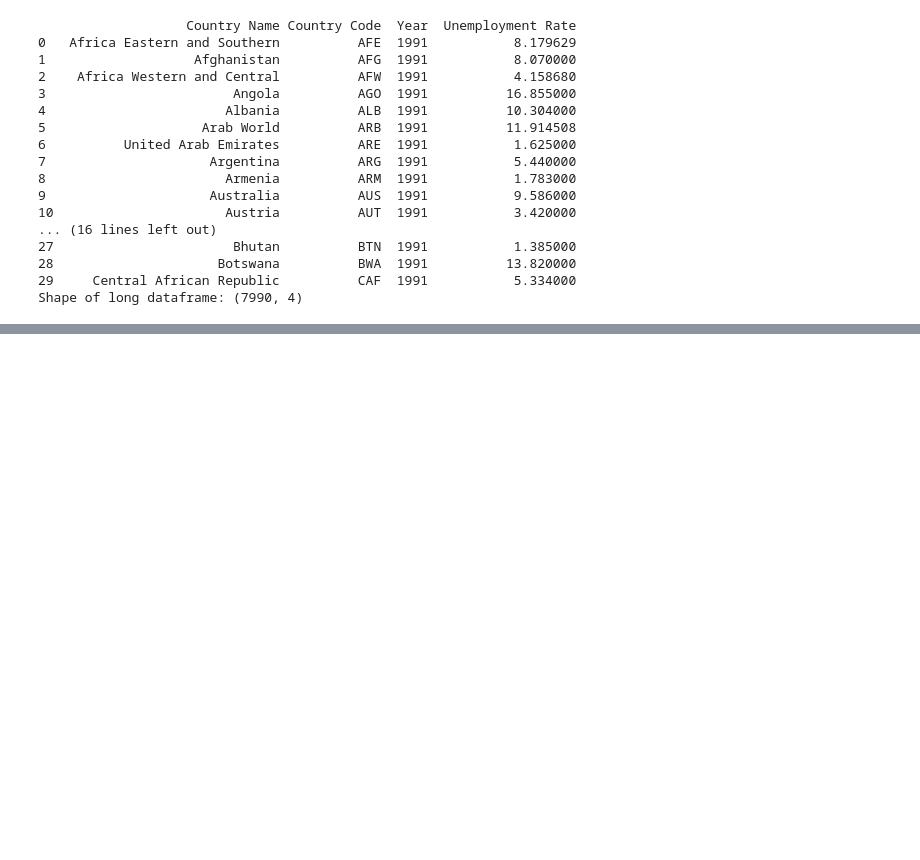
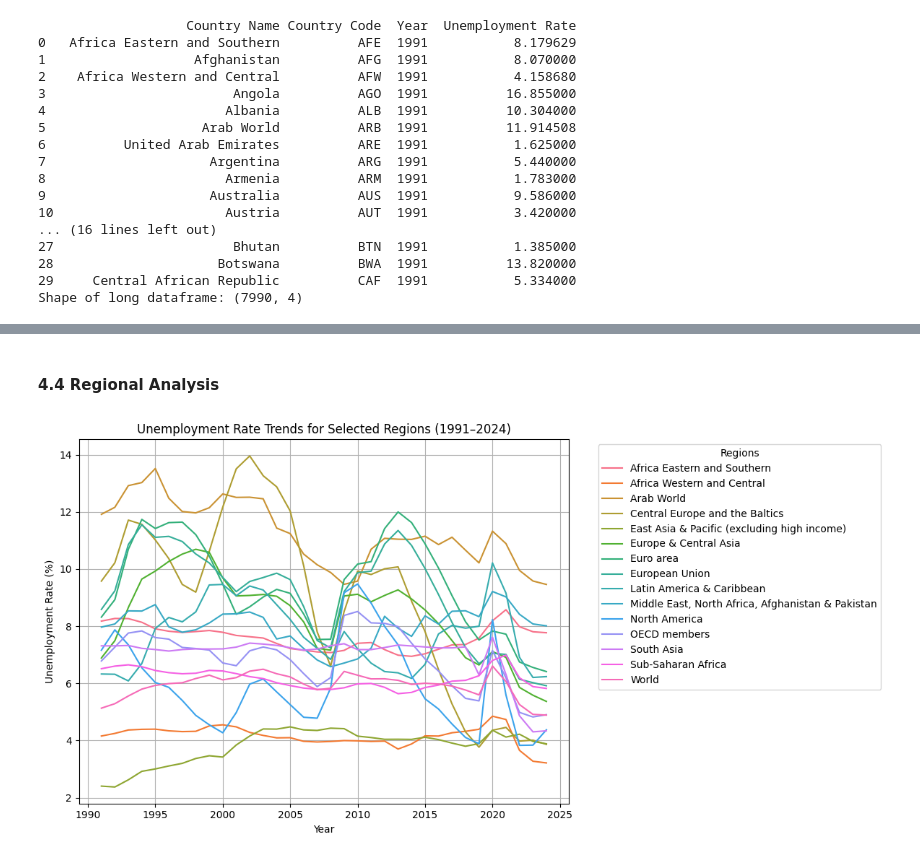
Before and after one commit to Josh-chief/Unemployment_Rate, a Jupyter notebook: Unemployment_Rates.ipynb, the cells around one changed output, grey strips where cells are left out. Saved outputs shown, nothing was run; the diff lists cells and outputs as text; code cells hidden in the pictures; blank space fills up the shorter version.

```diff
--- a/Unemployment_Rates.ipynb
+++ b/Unemployment_Rates.ipynb
@@ -340,0 +427,35 @@ Shape of long dataframe: (7990, 4)
+# %% [markdown]
+#### 4.4 Regional Analysis
+# %%
+#Analyzing these provides a macro-level perspective,complementing country specific analyses.
+# Plot unemployment trends for selected regions
+selected_regions = [
+    'Africa Eastern and Southern',
+    'Africa Western and Central',
+    'Arab World',
+    'Central Europe and the Baltics',
+    'East Asia & Pacific (excluding high income)',
+    'Europe & Central Asia',
+    'Euro area',
+    'European Union',
+    'Latin America & Caribbean',
+    'Middle East, North Africa, Afghanistan & Pakistan',
+    'North America',
+    'OECD members',
+    'South Asia',
+    'Sub-Saharan Africa',
+    'World'
+]
+df_selected = df_long[df_long['Country Name'].isin(selected_regions)]
+
+plt.figure(figsize=(12, 6))
+sns.lineplot(data=df_selected, x='Year', y='Unemployment Rate', hue='Country Name')
+plt.title('Unemployment Rate Trends for Selected Regions (1991–2024)')
+plt.xlabel('Year')
+plt.ylabel('Unemployment Rate (%)')
+plt.legend(title='Regions', bbox_to_anchor=(1.05, 1), loc='upper left')
+plt.grid(True)
+plt.tight_layout()
+plt.show()
+# %% [output]
+[figure, added]
```
Also changed, not shown: parts of 7 cells of this notebook.
